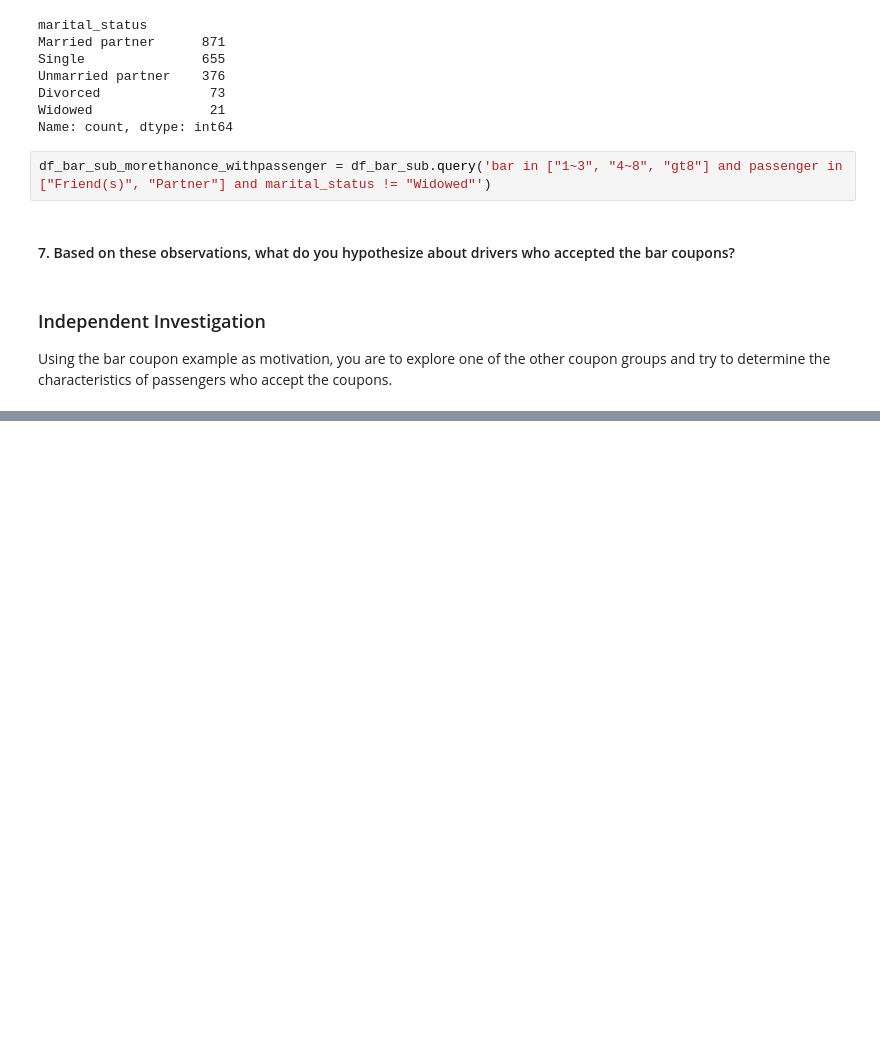
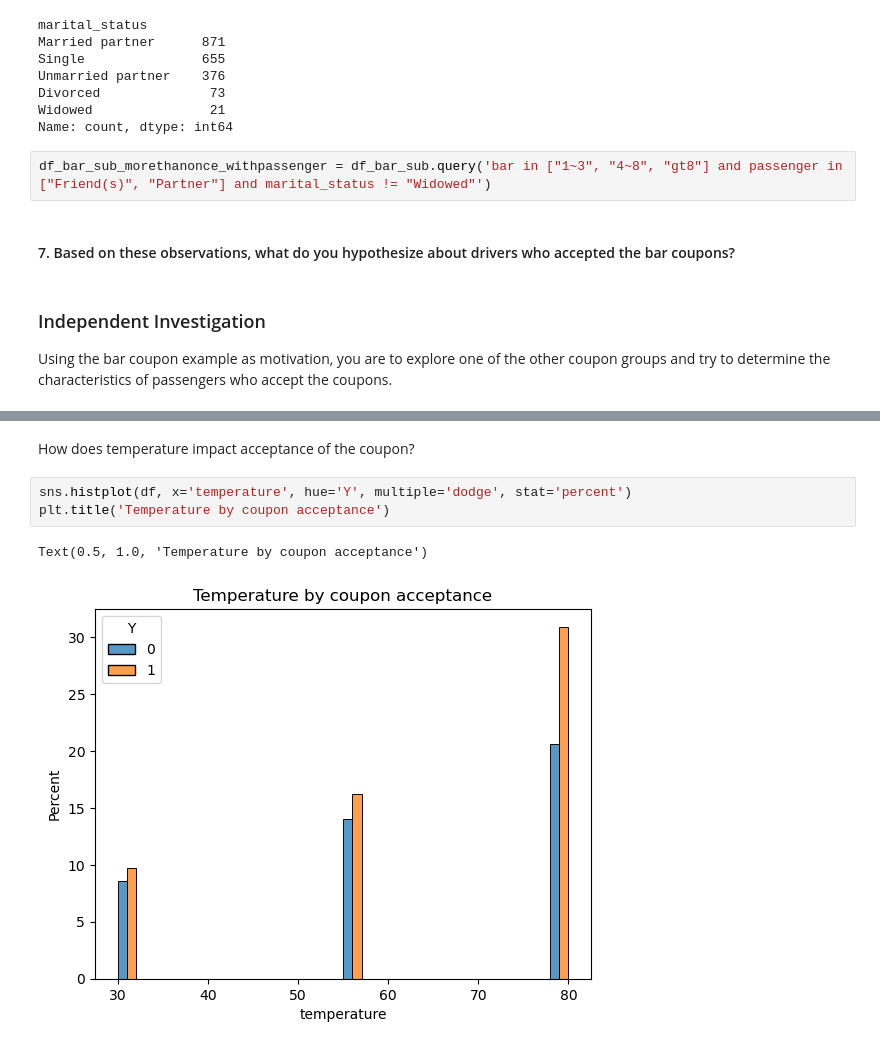
Before and after one commit to tophburns/assignment_5_1, a Jupyter notebook: prompt.ipynb, the cells around one changed output, grey strips where cells are left out. Drawn from its saved outputs; the diff is of its cells as text; blank space fills up the shorter version.

```diff
--- a/prompt.ipynb
+++ b/prompt.ipynb
@@ -1004,0 +672,8 @@ Using the bar coupon example as motivation, you are to explore one of the other
+# %% [markdown]
+How does temperature impact acceptance of the coupon?
+# %%
+sns.histplot(df, x='temperature', hue='Y', multiple='dodge', stat='percent')
+plt.title('Temperature by coupon acceptance')
+# %% [output]
+Text(0.5, 1.0, 'Temperature by coupon acceptance')
+[figure, added]
```
Also changed, not shown: parts of 79 cells of this notebook.
